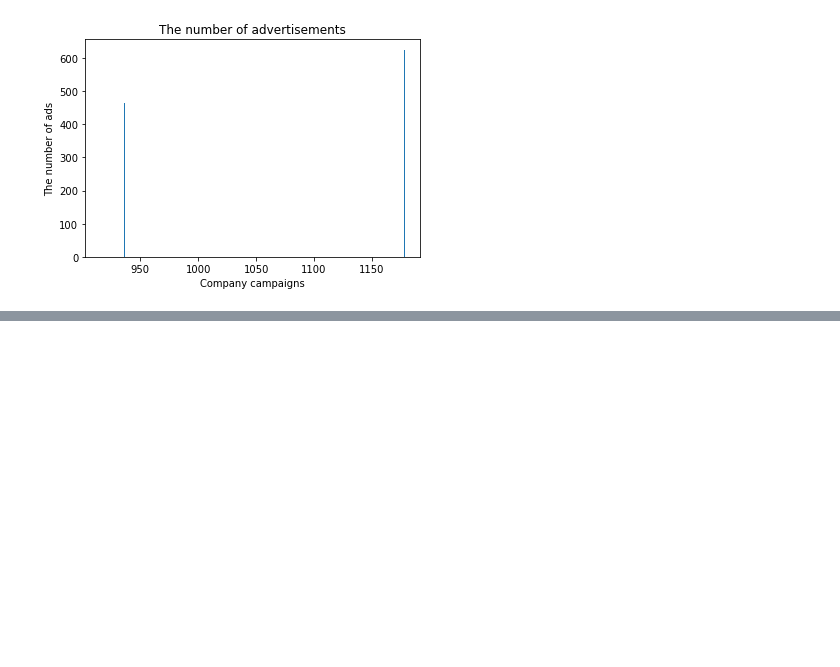
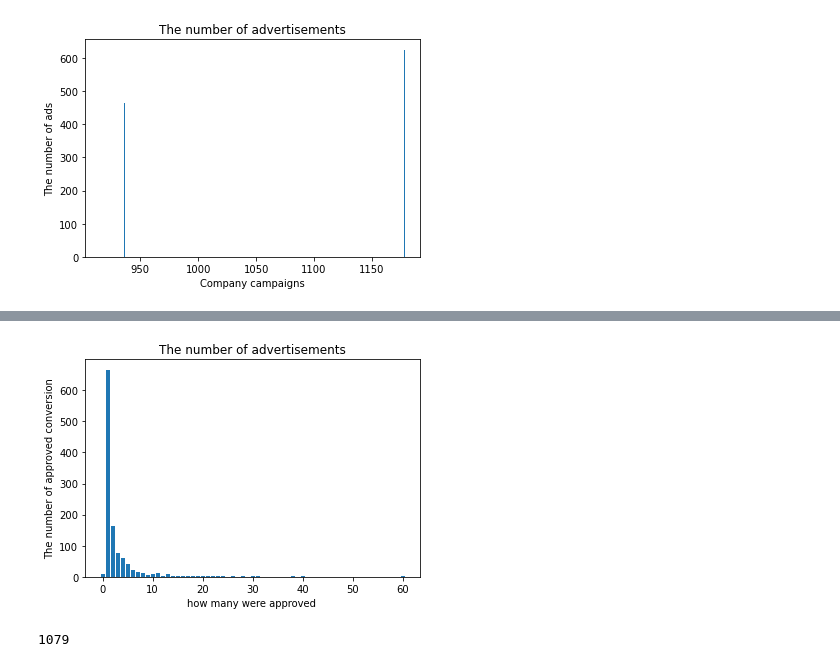
Before and after one commit to sthurstone/Return-Rate-Researchers---Project-I, a Jupyter notebook: KAG_Coversion_data_Analysis.ipynb, the cells around one changed output, grey strips where cells are left out. Cells and saved outputs as stored; diff of their text form; code cells hidden in the pictures; blank space fills up the shorter version.

```diff
--- a/KAG_Coversion_data_Analysis.ipynb
+++ b/KAG_Coversion_data_Analysis.ipynb
@@ -98,0 +141,16 @@ plt.show();
+# %%
+# Total number of people who enquired about the product after seeing the ad.
+total_convert = conversion_data['Total_Conversion'].value_counts()
+plt.bar(total_convert.index.values, total_convert.values)
+plt.xlabel('how many were approved ')
+plt.ylabel('The number of approved conversion')
+plt.title('The number of advertisements')
+plt.show();
+# %% [output]
+[figure, added]
+# %%
+#Approved_Conversion
+Approved_Conversion = conversion_data['Approved_Conversion'].sum()
+Approved_Conversion
+# %% [output]
+1079
```
Also changed, not shown: parts of 10 cells of this notebook.
